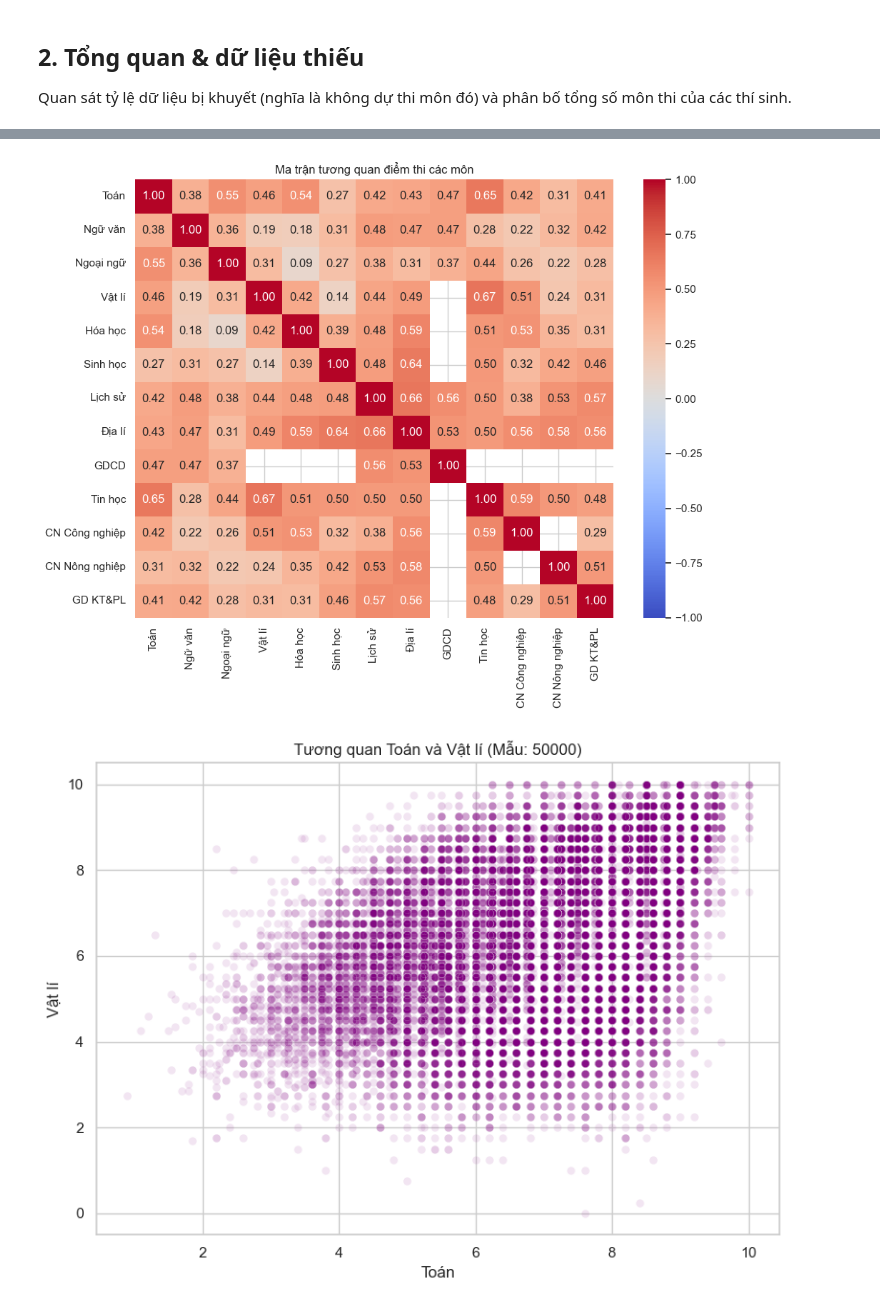
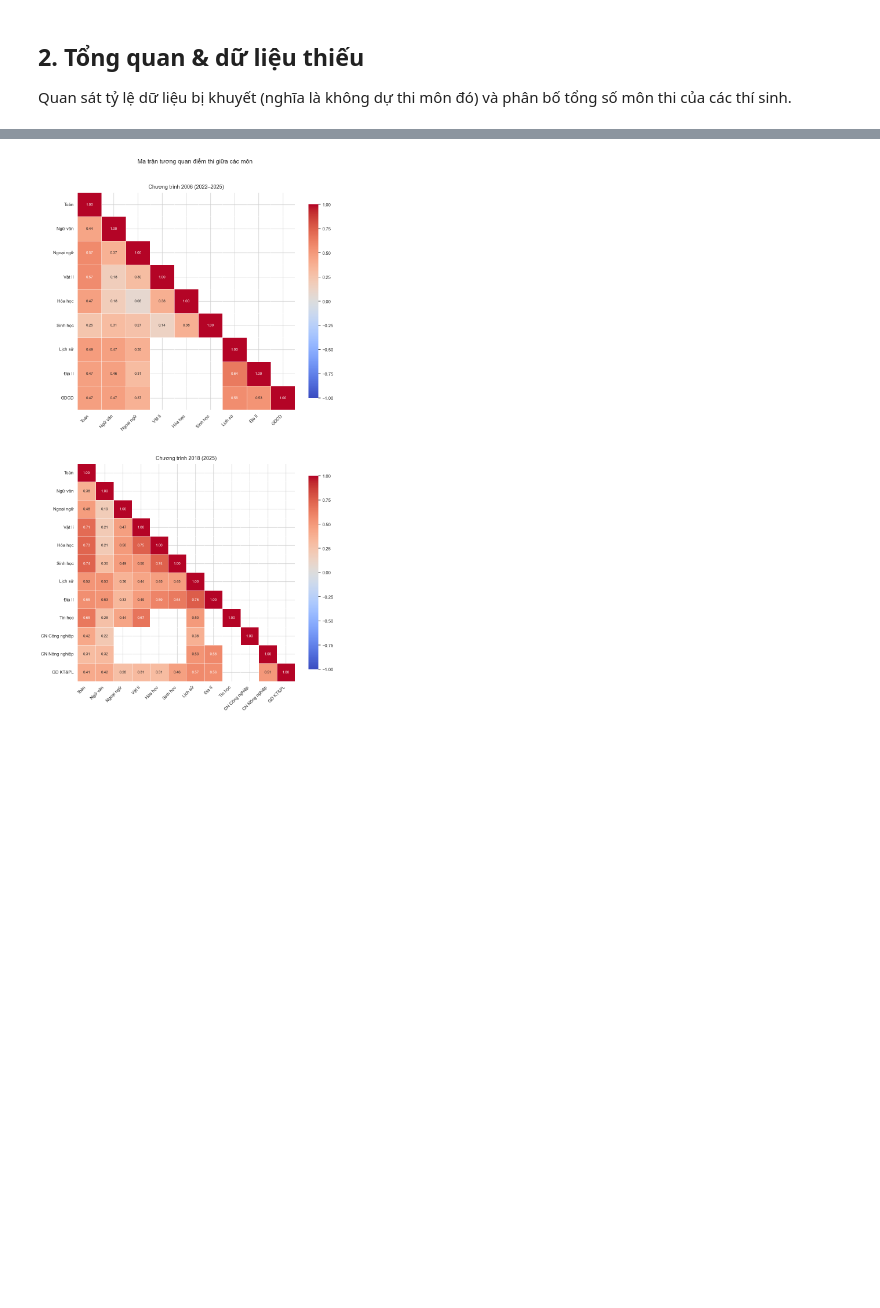
Before and after one commit to CrisNam77/vietnam_highschool_exam_AI_dashboard, a Jupyter notebook: notebook/eda.ipynb, the cells around one changed output, grey strips where cells are left out. Saved outputs shown, nothing was run; the diff lists cells and outputs as text; code cells hidden in the pictures; blank space fills up the shorter version.

```diff
--- a/notebook/eda.ipynb
+++ b/notebook/eda.ipynb
@@ -130,9 +242,5 @@ Khám phá mức độ tương quan tuyến tính giữa các cặp môn học (
 # %%
 viz.plot_corr_heatmap(df)
 plt.show()
-
-viz.plot_subject_scatter(df, x="toan", y="vat_li", sample=50000)
-plt.show()
 # %% [output]
-[figure, old version]
+[figure, new version]
-[figure, removed]
```
Also changed, not shown: parts of 44 cells of this notebook, 1 other file.
